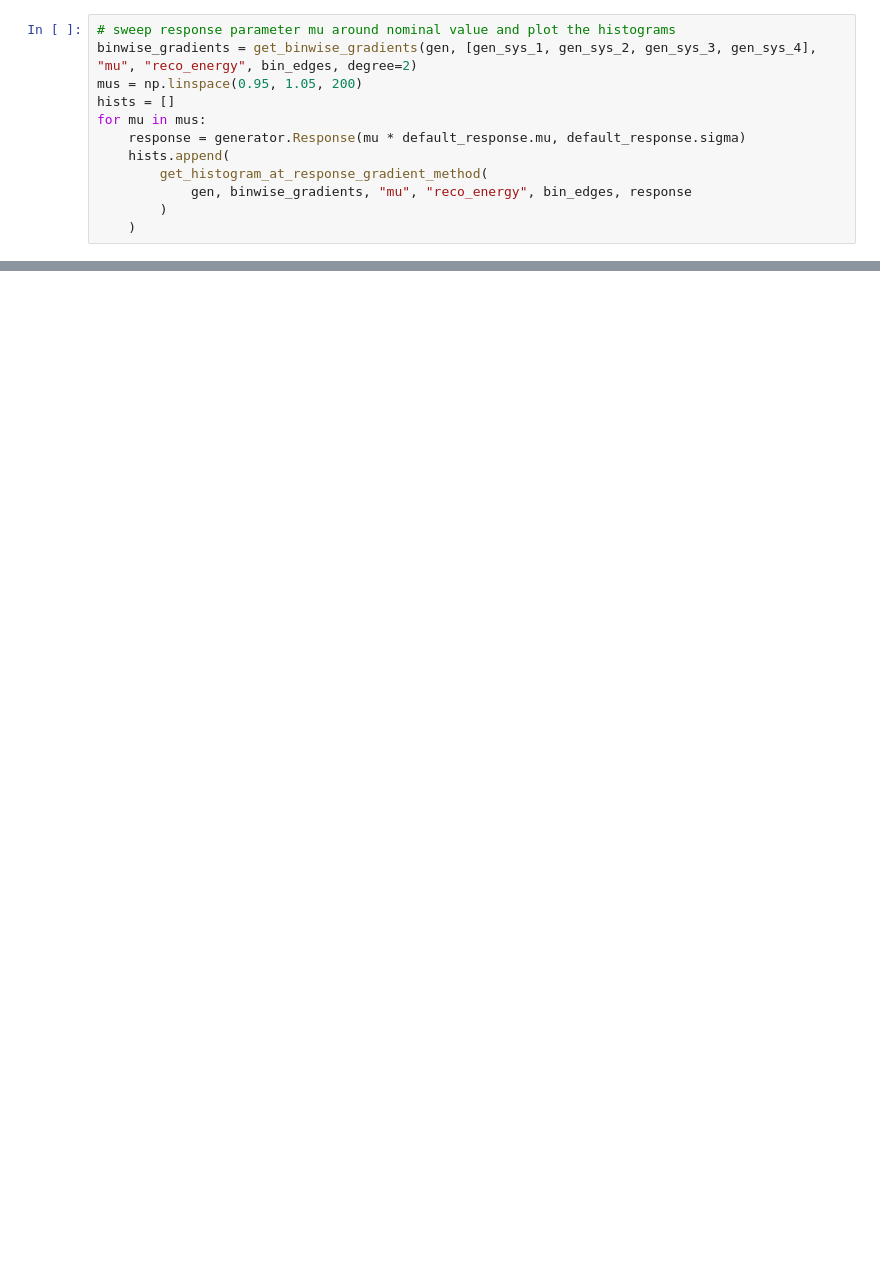
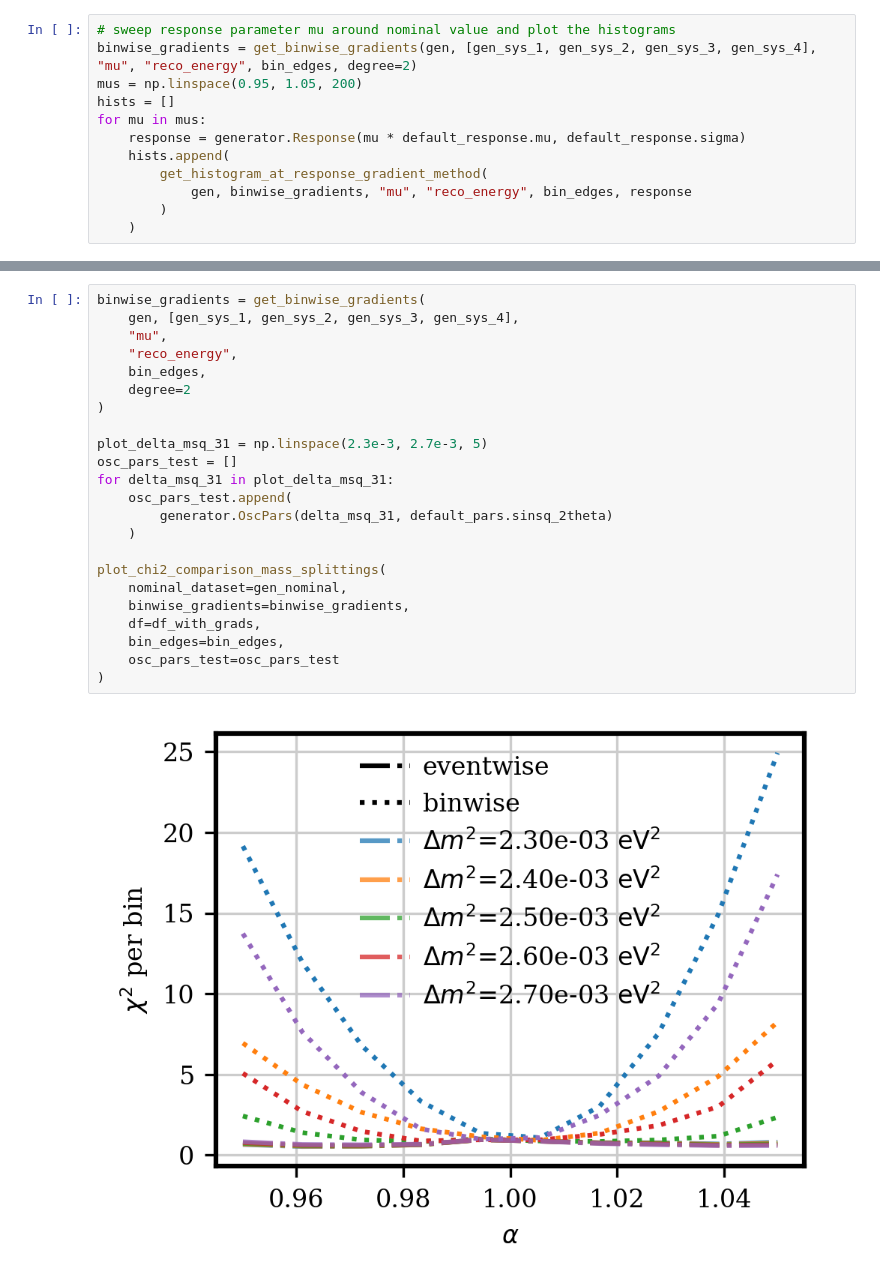
Before and after one commit to LeanderFischer/ultrasurfaces, a Jupyter notebook: Toy MC Paper Plots.ipynb, the cells around one changed output, grey strips where cells are left out. Saved outputs shown, nothing was run; the diff lists cells and outputs as text; blank space fills up the shorter version.

Commit message:
make chi2 comparison for various mass splittings, refactor code to utils

```diff
--- a/Toy MC Paper Plots.ipynb
+++ b/Toy MC Paper Plots.ipynb
@@ -1272,0 +1179,25 @@ ax.text(
+# %%
+binwise_gradients = get_binwise_gradients(
+    gen, [gen_sys_1, gen_sys_2, gen_sys_3, gen_sys_4],
+    "mu",
+    "reco_energy",
+    bin_edges,
+    degree=2
+)
+
+plot_delta_msq_31 = np.linspace(2.3e-3, 2.7e-3, 5)
+osc_pars_test = []
+for delta_msq_31 in plot_delta_msq_31:
+    osc_pars_test.append(
+        generator.OscPars(delta_msq_31, default_pars.sinsq_2theta)
+    )
+
+plot_chi2_comparison_mass_splittings(
+    nominal_dataset=gen_nominal,
+    binwise_gradients=binwise_gradients,
+    df=df_with_grads,
+    bin_edges=bin_edges,
+    osc_pars_test=osc_pars_test
+)
+# %% [output]
+[figure, added]
```
Also changed, not shown: parts of 38 cells of this notebook, 2 other files.
